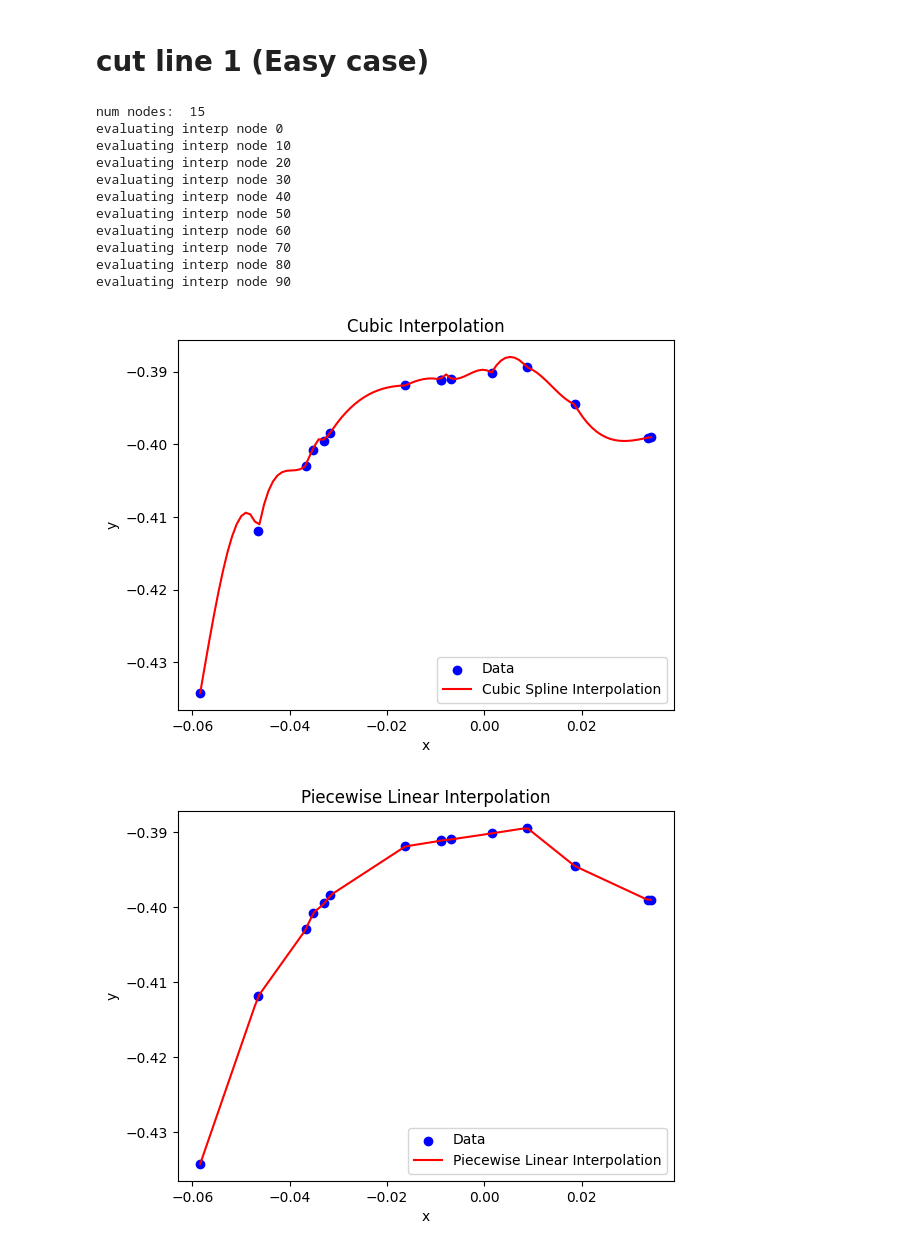
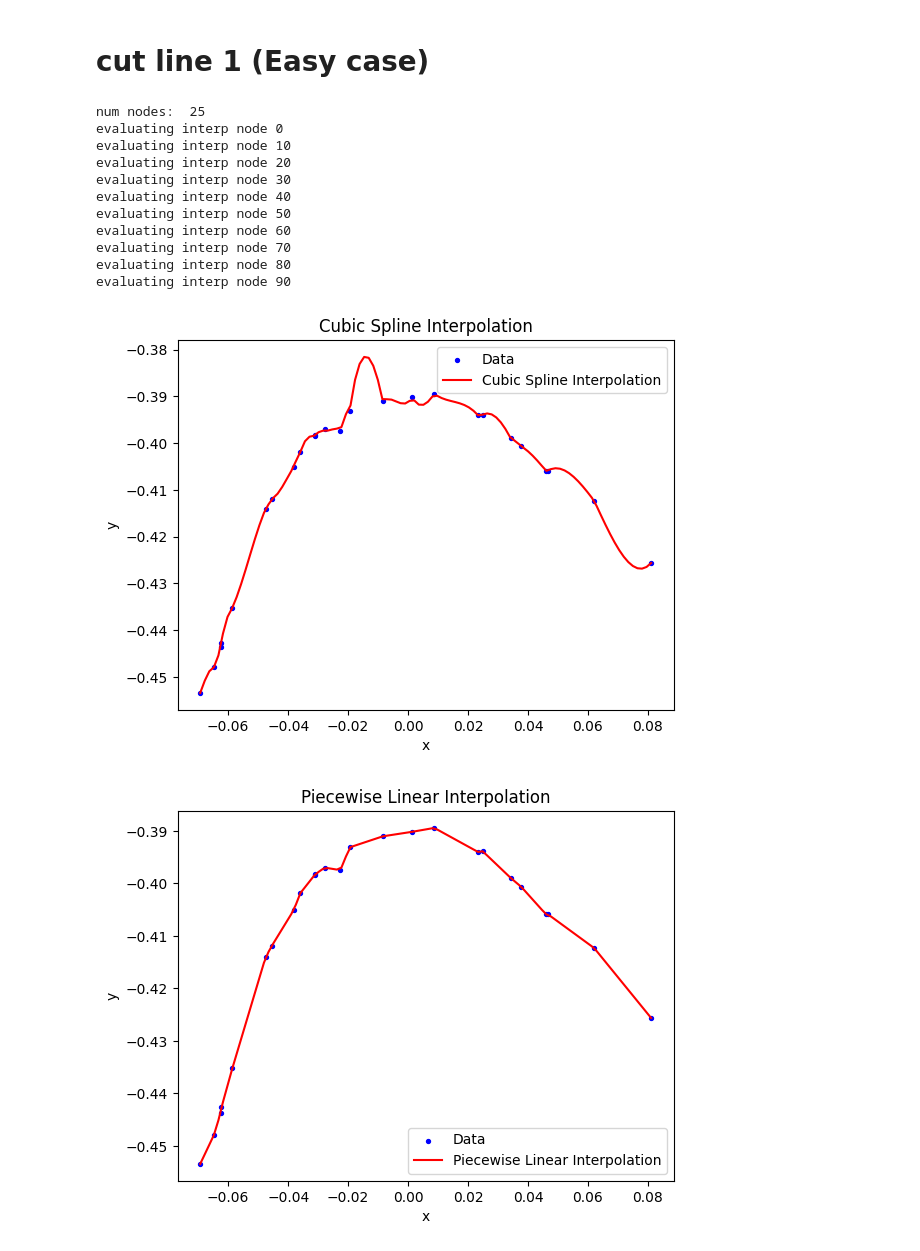
Before and after one commit to HoAdrian/Interp_for_Cut, a Jupyter notebook: cutline_splines_numerical/splines_interp_cut_lines.ipynb, the cells around one changed output. Drawn from its saved outputs; the diff is of its cells as text; code cells hidden in the pictures.

```diff
--- a/cutline_splines_numerical/splines_interp_cut_lines.ipynb
+++ b/cutline_splines_numerical/splines_interp_cut_lines.ipynb
@@ -94,15 +98,19 @@ WARNING:matplotlib.legend:No artists with labels found to put in legend.  Note t
 [figure]
 # %%
 # randomly sample points on each cut line for interpolation later
-num_interp_pts = 15
+##### tune the number of interp points
+num_interp_pts = 25
 np.random.seed(2021)
 pcs_downsampled = []
 for i, pc_filtered in enumerate(pcs_filtered):
   rand_idxs = np.random.randint(low=0, high=len(pc_filtered), size=(num_interp_pts,))
   pc_downsampled = pc_filtered[rand_idxs,:]
+  _,unique_idx = np.unique(pc_downsampled[:,1], return_index=True)
+  pc_downsampled = pc_downsampled[unique_idx,:]
   pcs_downsampled.append(pc_downsampled)
   xs = pc_downsampled[:,0]
   ys = pc_downsampled[:,1]
   plot_2D_points(xs, ys_list=[ys], title=f"downsampled cut line {i}", x_label="x", y_label="y")
+  print(f"{i}--- num pts after downsample and remove duplicate: ", len(pc_downsampled))
 # %% [output]
 WARNING:matplotlib.legend:No artists with labels found to put in legend.  Note that artists whose label start with an underscore are ignored when legend() is called with no argument.
@@ -113,8 +123,8 @@ WARNING:matplotlib.legend:No artists with labels found to put in legend.  Note t
 # cut line 0 (Hard case)
 # %%
 pc_downsampled = pcs_downsampled[0]
-xi = pc_downsampled[:,0]
-yi = pc_downsampled[:,1]
+xi = pc_downsampled[:,0].astype(float)
+yi = pc_downsampled[:,1].astype(float)
 sorted_x_idx = np.argsort(xi)
 xi = xi[sorted_x_idx]
 yi = yi[sorted_x_idx]
@@ -206,12 +217,12 @@ x_test = np.linspace(x_min, x_max, num_test_pts)
 ai,bi,ci,di = cubic_spline(xi, yi)
 y_test =  eval_cubic_spline(xi,ai,bi,ci,di,x_test)
 
-plt.scatter(xi,yi, label='Data', color='blue')
+plt.scatter(xi,yi, label='Data', color='blue', s=8)
 plt.plot(x_test, y_test, label='Cubic Spline Interpolation', color='red')
 
 plt.xlabel('x')
 plt.ylabel('y')
-plt.title('Cubic Interpolation')
+plt.title('Cubic Spline Interpolation')
 
 plt.legend()
 plt.show()
@@ -220,45 +231,46 @@ plt.show()
 xint = np.linspace(x_min, x_max, 300)
 y_test = np.interp(x_test, xi, yi)
 
-plt.scatter(xi, yi, label='Data', color='blue')
+plt.scatter(xi, yi, label='Data', color='blue',s=8)
 plt.plot(x_test, y_test, label='Piecewise Linear Interpolation', color='red')
 
 # Add labels and title
 plt.xlabel('x')
 plt.ylabel('y')
 plt.title('Piecewise Linear Interpolation')
 
 plt.legend()
 plt.show()
 
 ############### degree 6 polynomial interpolation #############
 
-degree = 6
-coefficients = np.polyfit(xi, yi, degree)
+c = newton_interp_poly(xi, yi)
 
-poly = np.poly1d(coefficients)
+y_test = []
+for x in x_test:
+  y =  eval_newton_interp_poly(c,xi,x)
+  y_test.append(y)
+ys = np.array(ys)
 
-y_test = poly(x_test)
-
-plt.scatter(xi, yi, label='Data', color='blue')
-plt.plot(x_test, y_test, label='Poly Interpolation', color='red')
+plt.scatter(xi, yi, label='Data', color='blue',s=8)
+plt.plot(x_test, y_test, label='Newton Poly Interpolation', color='red')
 
 plt.xlabel('x')
 plt.ylabel('y')
-plt.title(f'Polynomial Interpolation Degree {degree}')
+plt.title(f'Newton Polynomial Interpolation')
 
 plt.show()
 # %% [output]
-num nodes:  15
+num nodes:  25
 evaluating interp node 0
 evaluating interp node 10
 evaluating interp node 20
 evaluating interp node 30
 evaluating interp node 40
 evaluating interp node 50
 evaluating interp node 60
 evaluating interp node 70
 evaluating interp node 80
 evaluating interp node 90
-[figure, old version]
+[figure, new version]
-[figure, old version]
+[figure, new version]
```
Also changed, not shown: parts of 5 cells of this notebook, 2 other files.
